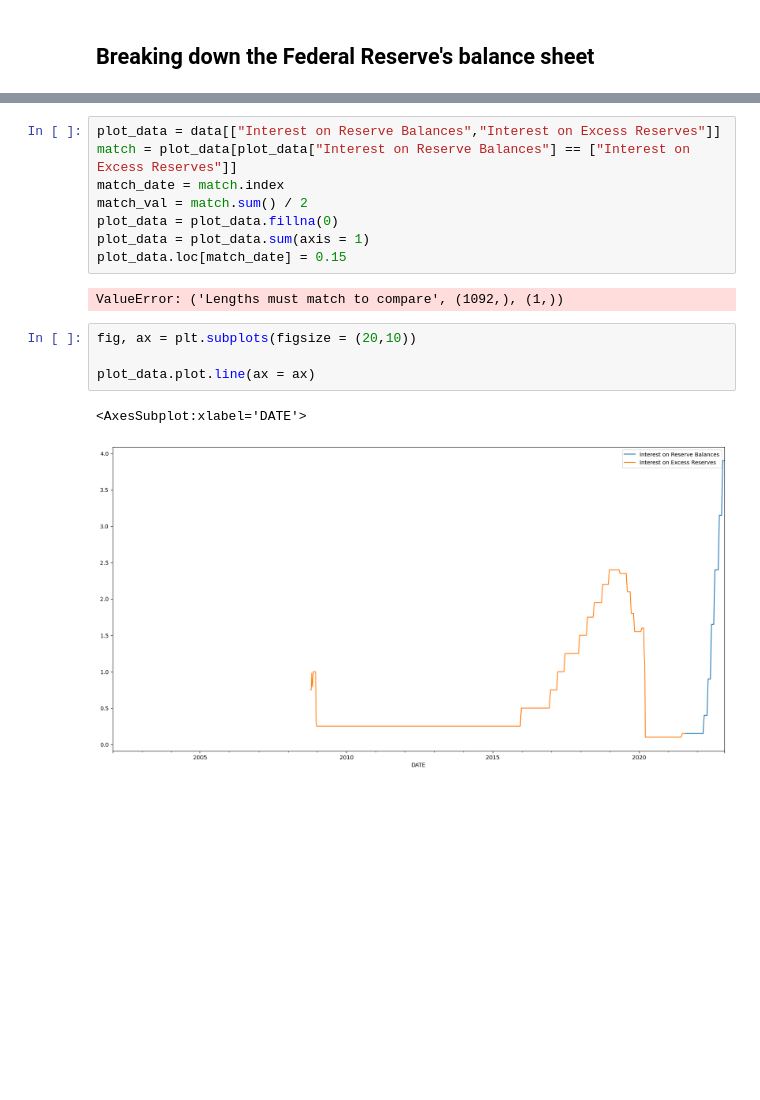
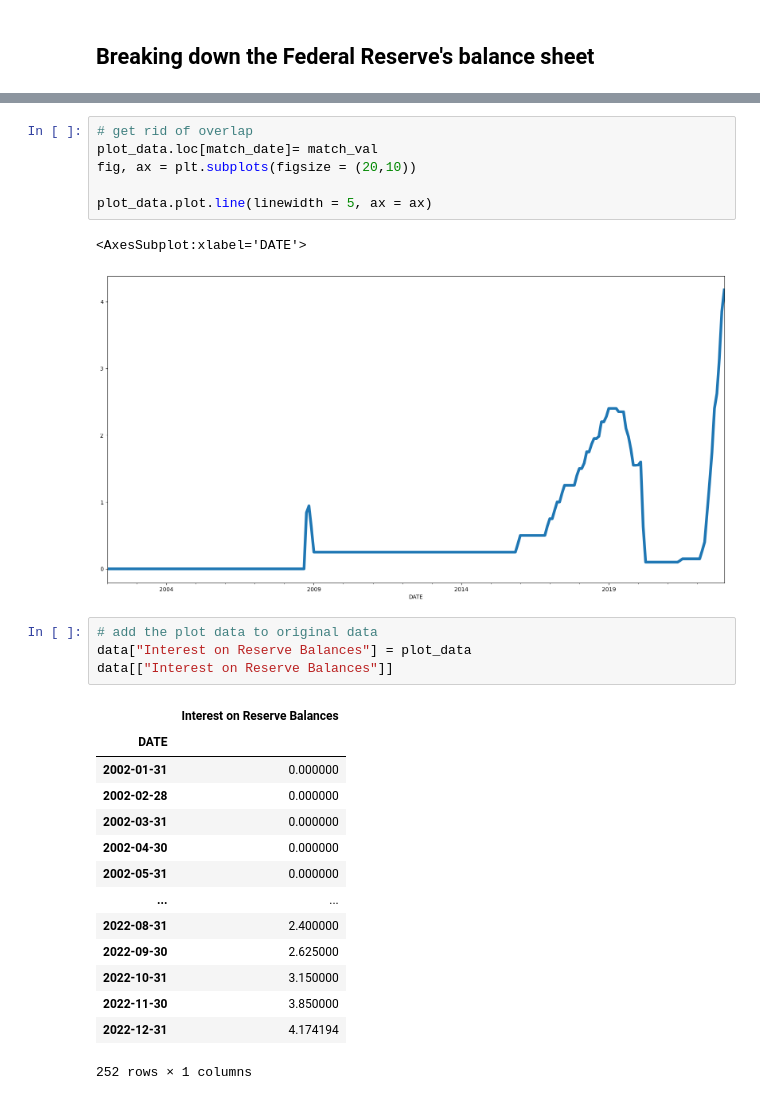
Before and after one commit to audrabuysse/Econ-411, a Jupyter notebook: In Class Projects/In Class Projects/Project 6 - Visualizing Monetary Policy.ipynb, the cells around one changed output, grey strips where cells are left out. Cells and saved outputs as stored; diff of their text form; blank space fills up the shorter version.

```diff
--- a/In Class Projects/In Class Projects/Project 6 - Visualizing Monetary Policy.ipynb
+++ b/In Class Projects/In Class Projects/Project 6 - Visualizing Monetary Policy.ipynb
@@ -179,17 +198,28 @@ plot_data.plot.line(ax = ax)
 # %%
-plot_data = data[["Interest on Reserve Balances","Interest on Excess Reserves"]]
-match = plot_data[plot_data["Interest on Reserve Balances"] == ["Interest on Excess Reserves"]]
-match_date = match.index
-match_val = match.sum() / 2
-plot_data = plot_data.fillna(0)
-plot_data = plot_data.sum(axis = 1)
-plot_data.loc[match_date] = 0.15
+# get rid of overlap
+plot_data.loc[match_date]= match_val
+fig, ax = plt.subplots(figsize = (20,10))
+
+plot_data.plot.line(linewidth = 5, ax = ax)
 # %% [output]
-ValueError: ('Lengths must match to compare', (1092,), (1,))
+<AxesSubplot:xlabel='DATE'>
+[figure, added]
 # %%
-fig, ax = plt.subplots(figsize = (20,10))
-
-plot_data.plot.line(ax = ax)
+# add the plot data to original data
+data["Interest on Reserve Balances"] = plot_data
+data[["Interest on Reserve Balances"]]
 # %% [output]
+|  | Interest on Reserve Balances |
+| DATE |  |
+| 2002-01-31 | 0.000000 |
+| 2002-02-28 | 0.000000 |
+| 2002-03-31 | 0.000000 |
+| 2002-04-30 | 0.000000 |
+| 2002-05-31 | 0.000000 |
+| ... | ... |
+| 2022-08-31 | 2.400000 |
+| 2022-09-30 | 2.625000 |
+| 2022-10-31 | 3.150000 |
+| 2022-11-30 | 3.850000 |
+| 2022-12-31 | 4.174194 |
-<AxesSubplot:xlabel='DATE'>
+252 rows × 1 columns
-[figure, removed]
```
Also changed, not shown: parts of 22 cells of this notebook, 2 other files.
